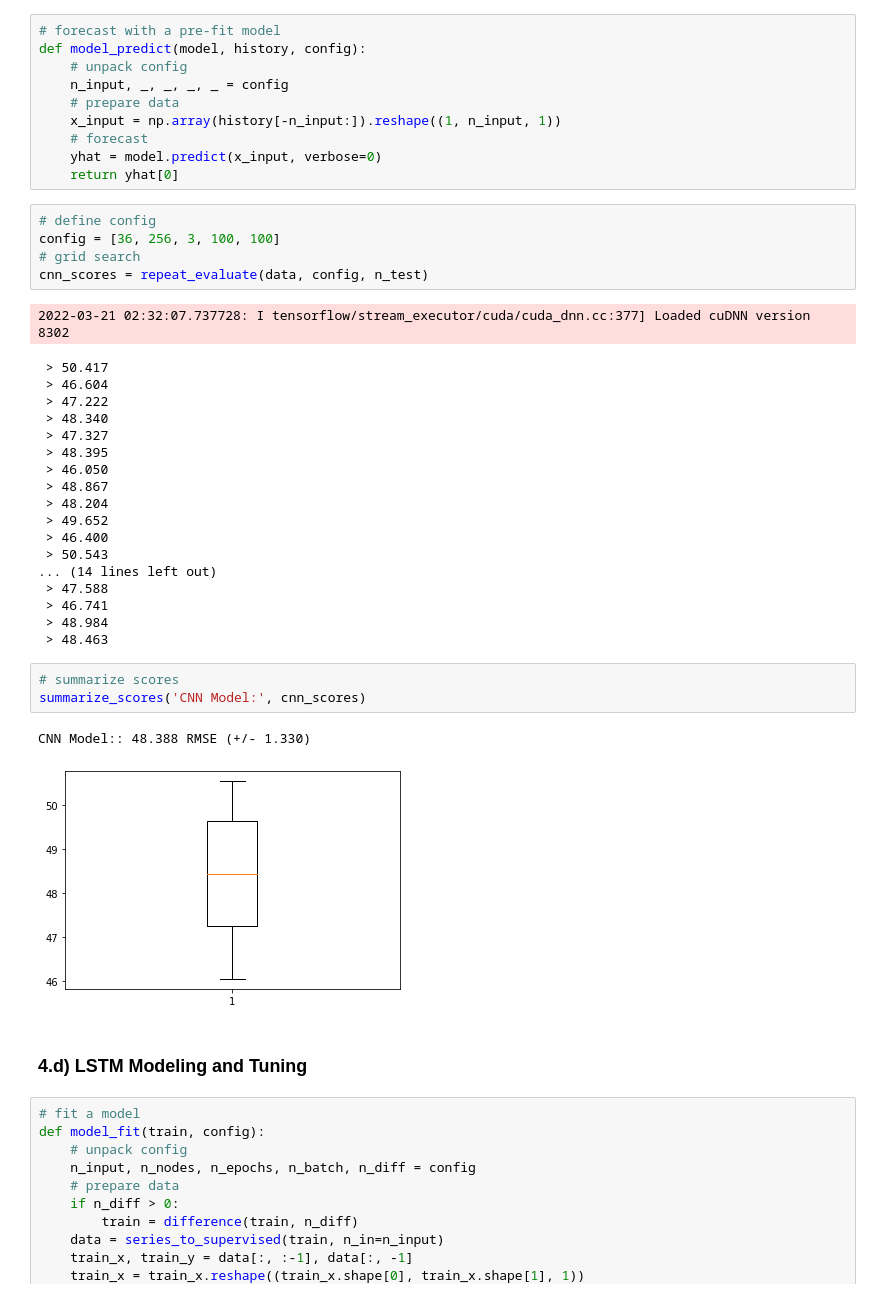
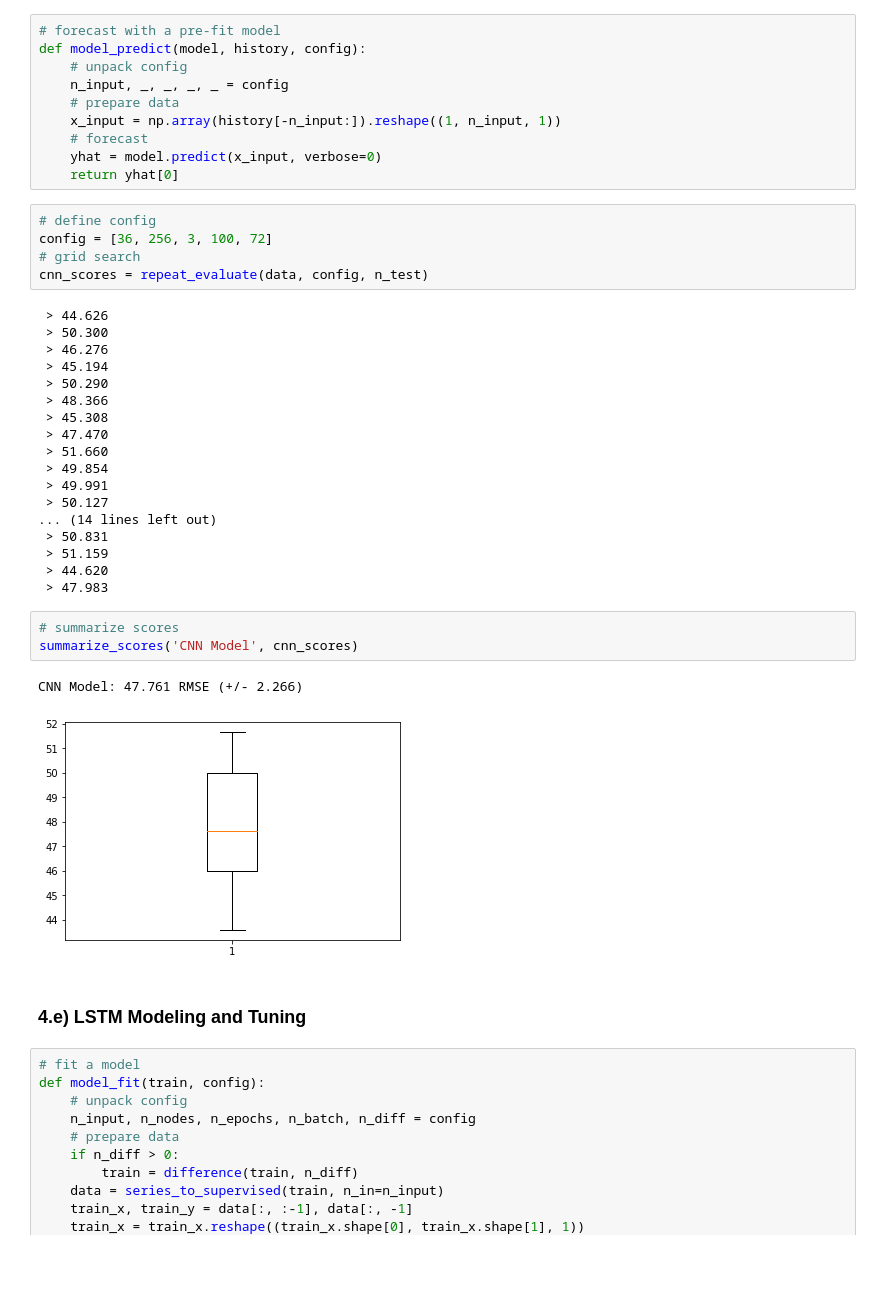
Before and after one commit to daines-analytics/time-series-projects, a Jupyter notebook: py_timeseries_iron_production_australian/py_timeseries_tensorflow_iron_production_australian.ipynb, the cells around one changed output. Drawn from its saved outputs; the diff is of its cells as text; blank space fills up the shorter version.

Commit message:
Upload no.2 of Iron Production in Australia time series model using TensorFlow

```diff
--- a/py_timeseries_iron_production_australian/py_timeseries_tensorflow_iron_production_australian.ipynb
+++ b/py_timeseries_iron_production_australian/py_timeseries_tensorflow_iron_production_australian.ipynb
@@ -410,36 +457,35 @@ def model_predict(model, history, config):
     return yhat[0]
 # %%
 # define config
-config = [36, 256, 3, 100, 100]
+config = [36, 256, 3, 100, 72]
 # grid search
 cnn_scores = repeat_evaluate(data, config, n_test)
 # %% [output]
-2022-03-21 02:32:07.737728: I tensorflow/stream_executor/cuda/cuda_dnn.cc:377] Loaded cuDNN version 8302
+ > 44.626
+ > 50.300
+ > 46.276
+ > 45.194
+ > 50.290
+ > 48.366
+ > 45.308
+ > 47.470
+ > 51.660
+ > 49.854
+ > 49.991
+ > 50.127
+... (14 lines left out)
+ > 50.831
+ > 51.159
+ > 44.620
+ > 47.983
- > 50.417
- > 46.604
- > 47.222
- > 48.340
- > 47.327
- > 48.395
- > 46.050
- > 48.867
- > 48.204
- > 49.652
- > 46.400
- > 50.543
-... (14 lines left out)
- > 47.588
- > 46.741
- > 48.984
- > 48.463
 # %%
 # summarize scores
-summarize_scores('CNN Model:', cnn_scores)
+summarize_scores('CNN Model', cnn_scores)
 # %% [output]
-CNN Model:: 48.388 RMSE (+/- 1.330)
+CNN Model: 47.761 RMSE (+/- 2.266)
-[figure, old version]
+[figure, new version]
 # %% [markdown]
-### 4.d) LSTM Modeling and Tuning
+### 4.e) LSTM Modeling and Tuning
 # %%
 # fit a model
 def model_fit(train, config):
```
Also changed, not shown: parts of 24 cells of this notebook, 1 other file.
